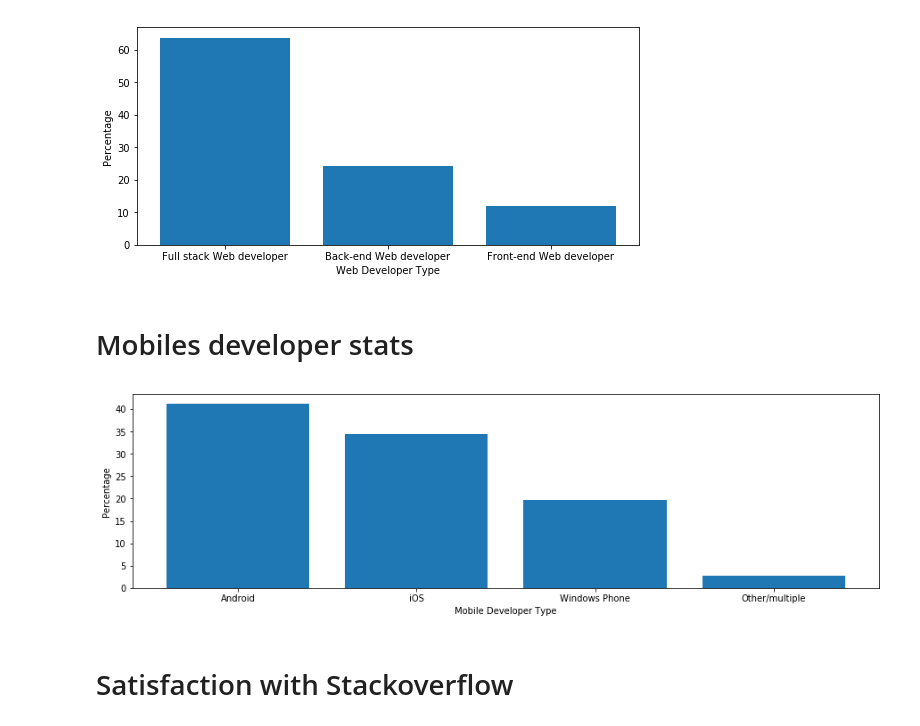
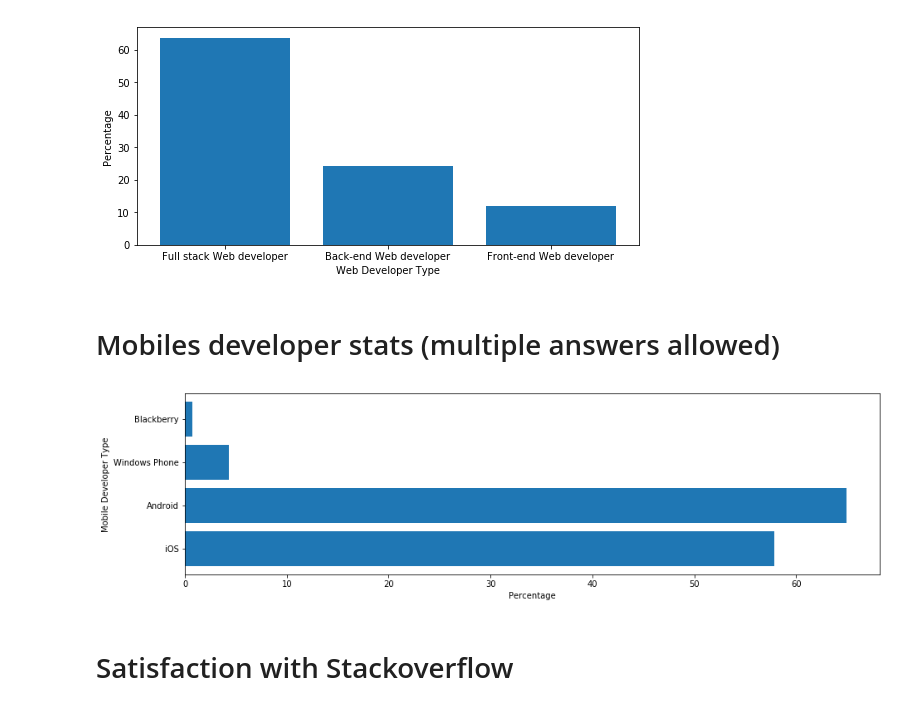
Before and after one commit to vneogi199/Stackoverflow-Developer-Survey-Results-2017-Analysis, a Jupyter notebook: Stackoverflow Developer Survey Results 2017 Analysis.ipynb, the cells around one changed output. Drawn from its saved outputs; the diff is of its cells as text; code cells hidden in the pictures.

```diff
--- a/Stackoverflow Developer Survey Results 2017 Analysis.ipynb
+++ b/Stackoverflow Developer Survey Results 2017 Analysis.ipynb
@@ -91,20 +91,20 @@ plt.show()
 # %% [output]
 [figure]
 # %% [markdown]
-# Mobiles developer stats
+# Mobiles developer stats (multiple answers allowed)
-# %%
-mobtype=((df['MobileDeveloperType'].dropna().value_counts()/len(df['MobileDeveloperType'].dropna())*100).values.reshape([-1,1]))
-mobtype=list(mobtype)
-for i in range(0,len(mobtype)):
-    mobtype[i]=float(mobtype[i])
-mobtype[:3].append(100-np.sum(mobtype[:3]))
-plt.figure(figsize=(15,4))
-plt.bar(np.append(df['MobileDeveloperType'].dropna().unique()[:3],'Other/multiple'),mobtype[:4])
-plt.xlabel("Mobile Developer Type")
-plt.ylabel("Percentage")
-plt.show()
-# %% [output]
-[figure, removed]
+# %%
+mobtypes=['iOS','Android','Windows Phone', 'Blackberry']
+mobdata=df['MobileDeveloperType'].dropna().to_string()
+countMobTypes=[]
+for mobtype in mobtypes:
+    countMobTypes.append(df['MobileDeveloperType'].dropna().to_string().count(mobtype)*100/len(df['MobileDeveloperType'].dropna()))
+plt.figure(figsize=(15,4))
+plt.barh(mobtypes,countMobTypes)
+plt.ylabel("Mobile Developer Type")
+plt.xlabel("Percentage")
+plt.show()
+# %% [output]
+[figure, added]
 # %% [markdown]
 # Satisfaction with Stackoverflow
 # %%
```
Also changed, not shown: parts of 27 cells of this notebook, 2 other files.
